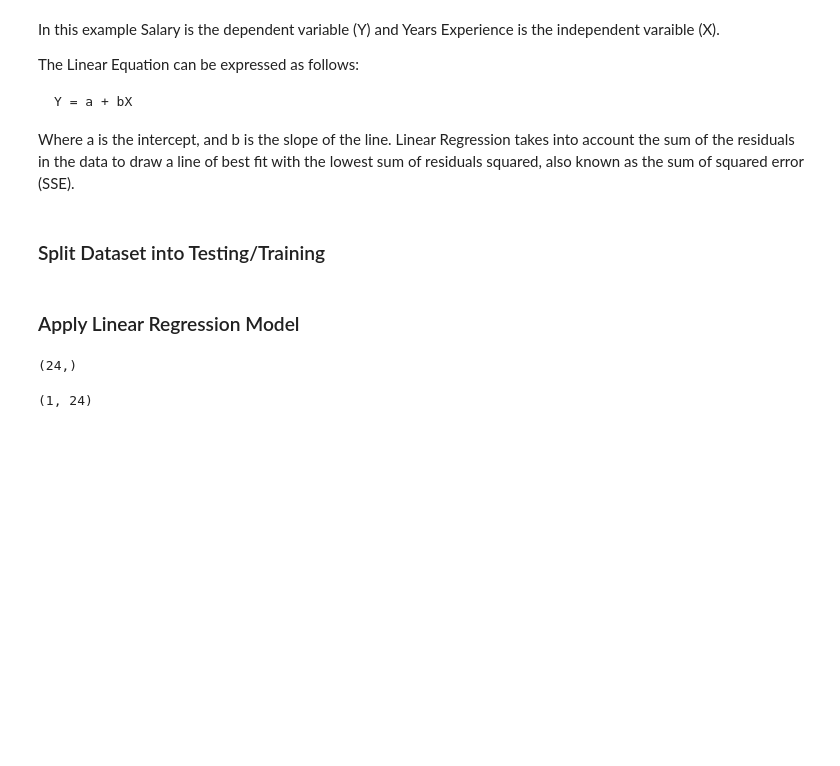
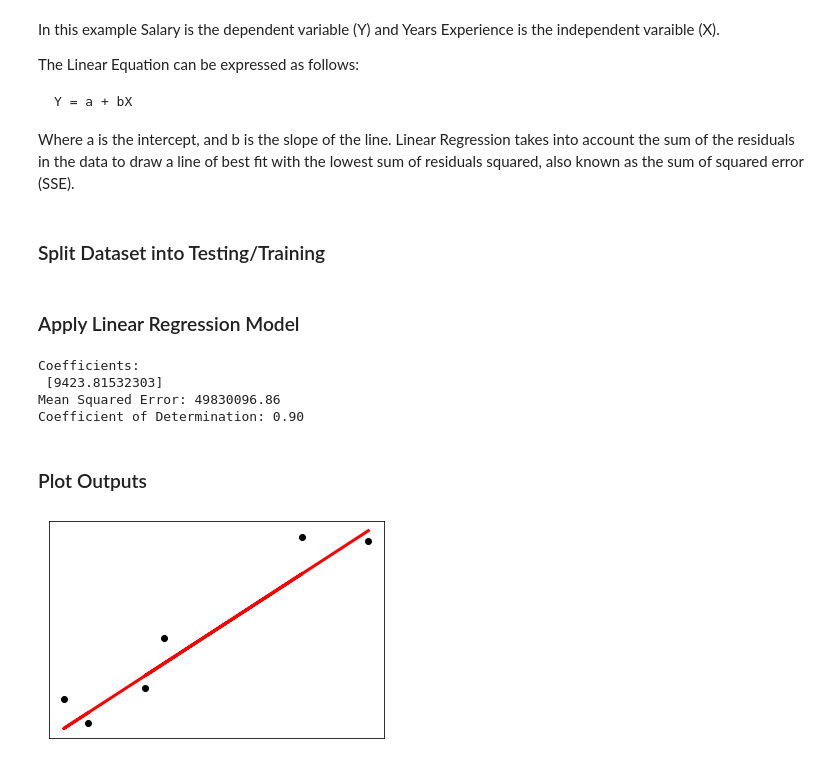
Before and after one commit to ElizaAnne/LinearRegression, a Jupyter notebook: LinearRegression.ipynb, the cells around one changed output. Cells and saved outputs as stored; diff of their text form; code cells hidden in the pictures; blank space fills up the shorter version.

Commit message:
Applied Linear Regression model - outputs plotted

```diff
--- a/LinearRegression.ipynb
+++ b/LinearRegression.ipynb
@@ -150,14 +148,22 @@ X_train, X_test, y_train, y_test = train_test_split(X, y, test_size=0.20, random
 # Create Linear Regression Model to fit the data to
 regr = linear_model.LinearRegression()
 
+# train the model
+regr.fit(X_train.values.reshape(-1,1), y_train)
 
-y_train = y_train.to_numpy()
-y_train = y_train.reshape(1, -1)
+# Make predictions
+salary_y_pred = regr.predict(X_test.values.reshape(-1,1))
+
+# Coefficients (how much salary should increase for each year of experience)
+print("Coefficients: \n", regr.coef_)
+
+# MSE (Mean Squared Error) - how close the points are to the line
+print("Mean Squared Error: %.2f" % mean_squared_error(y_test, salary_y_pred))
+
+# Coefficient of Determination: 1 for a perfect prediction - correlation between predicted and actual
+print("Coefficient of Determination: %.2f" % r2_score(y_test, salary_y_pred))
+# %% [output]
+Coefficients:
+ [9423.81532303]
+Mean Squared Error: 49830096.86
+Coefficient of Determination: 0.90
-# %%
-X_train.shape
-# %% [output]
-(24,)
-# %%
-y_train.shape
-# %% [output]
-(1, 24)
@@ -166,0 +170,15 @@ y_train.shape
+# %% [markdown]
+### Plot Outputs
+# %%
+plt.close("all")
+
+# Plot outputs
+plt.scatter(X_test, y_test, color="black")
+plt.plot(X_test, salary_y_pred, color="red", linewidth=3)
+
+plt.xticks(())
+plt.yticks(())
+
+plt.show()
+# %% [output]
+[figure, added]
```
Also changed, not shown: parts of 2 cells of this notebook.
